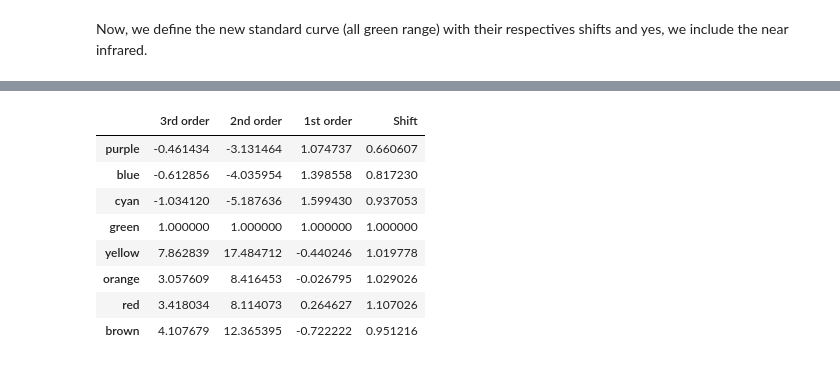
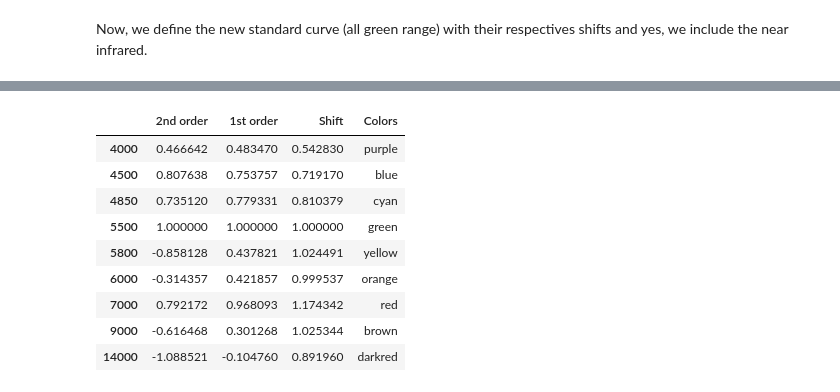
Before and after one commit to ccuellarn/Measurement-and-Characterization-of-Granulation-Patterns-in-the-IAG-Solar-Flux-Spectrum, a Jupyter notebook: Project/Characterization/Third signature/Standard_curves.ipynb, the cells around one changed output, grey strips where cells are left out. Saved outputs shown, nothing was run; the diff lists cells and outputs as text; code cells hidden in the pictures.

```diff
--- a/Project/Characterization/Third signature/Standard_curves.ipynb
+++ b/Project/Characterization/Third signature/Standard_curves.ipynb
@@ -89,7 +89,7 @@ The report is only for the specific range and shifted the curved +633 m/s
 # %%
 #In the report is given in function of the velocity
 
-pol = Polynomial.fit(values_VIS_standard['Velocity']+633,values_VIS_standard['Flux'], 3)
+pol = Polynomial.fit(values_VIS_standard['Velocity']+633,values_VIS_standard['Flux'], 2)
 param = pol.convert().coef
 values_vel = np.linspace(50, max(values_VIS_standard['Velocity']+633), len(values_VIS_standard))
 vel_fit = pol(values_vel)
@@ -113,7 +113,7 @@ ax1.grid()
 ax1.tick_params(axis='both',labelsize=13)
 
 #Check if there a polynomial correction on the residues
-pol_res = Polynomial.fit(values_vel,residuos, 3)
+pol_res = Polynomial.fit(values_vel,residuos, 2)
 param_res = pol_res.convert().coef #Parameters to correct
 values_res = np.linspace(min(values_vel), max(values_vel), len(values_vel))
 res_fit = poly.polyval(values_res,param_res)
@@ -131,8 +131,8 @@ fig2.tight_layout()
 # %%
 #Ajuste de errores basados en los residuos del ajuste
-pol = Polynomial.fit(values_VIS_standard['Velocity']+633,values_VIS_standard['Flux'], 3)
+pol = Polynomial.fit(values_VIS_standard['Velocity']+633,values_VIS_standard['Flux'], 2)
 param = pol.convert().coef
-values_vel = np.linspace(50-633, 0, len(values_VIS_standard))
+values_vel = np.linspace(min(values_VIS_standard['Velocity']+633), max(values_VIS_standard['Velocity']+633), len(values_VIS_standard))
 vel_fit = poly.polyval(values_vel,param+param_res)
 
 residuos = (values_VIS_standard['Flux']) - vel_fit
@@ -223,8 +224,9 @@ ax.grid()
 # %%
 #Calculate te average and show the parameters
 parameters_ALL = pd.concat(param_ALL,axis=1)
-parameters_ALL = parameters_ALL.set_axis(colors_fit[0:-1], axis=1)
-parameters_ALL = parameters_ALL.T.set_axis(['ax^3','bx^2','cx','d'],axis=1)
+parameters_ALL = parameters_ALL.set_axis(colors_wave, axis=1)
+parameters_ALL = parameters_ALL.T.set_axis(['2nd order','1st order','Shift'],axis=1)
+parameters_ALL['Colors'] = colors_fit
 
 parameters_ALL
 # %% [output]
@@ -240,18 +273,20 @@ parameters_ALL
 # %%
 # The reference point is the green part, the color coefficient is waht are in the table
 scale_coeff = pd.DataFrame()
-scale_coeff['3rd order'] = parameters_ALL['ax^3']/parameters_ALL['ax^3'].iloc[3]
-scale_coeff['2nd order'] = parameters_ALL['bx^2']/parameters_ALL['bx^2'].iloc[3]
-scale_coeff['1st order'] = parameters_ALL['cx']/parameters_ALL['cx'].iloc[3]
-scale_coeff['Shift'] = parameters_ALL['d']/parameters_ALL['d'].iloc[3]
+scale_coeff['2nd order'] = parameters_ALL['2nd order']/parameters_ALL['2nd order'].iloc[3]
+scale_coeff['1st order'] = parameters_ALL['1st order']/parameters_ALL['1st order'].iloc[3]
+scale_coeff['Shift'] = parameters_ALL['Shift']/parameters_ALL['Shift'].iloc[3]
+scale_coeff['Colors'] = colors_fit
+
 scale_coeff
 # %% [output]
-|  | 3rd order | 2nd order | 1st order | Shift |
-| purple | -0.461434 | -3.131464 | 1.074737 | 0.660607 |
-| blue | -0.612856 | -4.035954 | 1.398558 | 0.817230 |
-| cyan | -1.034120 | -5.187636 | 1.599430 | 0.937053 |
-| green | 1.000000 | 1.000000 | 1.000000 | 1.000000 |
-| yellow | 7.862839 | 17.484712 | -0.440246 | 1.019778 |
-| orange | 3.057609 | 8.416453 | -0.026795 | 1.029026 |
-| red | 3.418034 | 8.114073 | 0.264627 | 1.107026 |
-| brown | 4.107679 | 12.365395 | -0.722222 | 0.951216 |
+|  | 2nd order | 1st order | Shift | Colors |
+| 4000 | 0.466642 | 0.483470 | 0.542830 | purple |
+| 4500 | 0.807638 | 0.753757 | 0.719170 | blue |
+| 4850 | 0.735120 | 0.779331 | 0.810379 | cyan |
+| 5500 | 1.000000 | 1.000000 | 1.000000 | green |
+| 5800 | -0.858128 | 0.437821 | 1.024491 | yellow |
+| 6000 | -0.314357 | 0.421857 | 0.999537 | orange |
+| 7000 | 0.792172 | 0.968093 | 1.174342 | red |
+| 9000 | -0.616468 | 0.301268 | 1.025344 | brown |
+| 14000 | -1.088521 | -0.104760 | 0.891960 | darkred |
```
Also changed, not shown: parts of 7 cells of this notebook, 19 other files.
